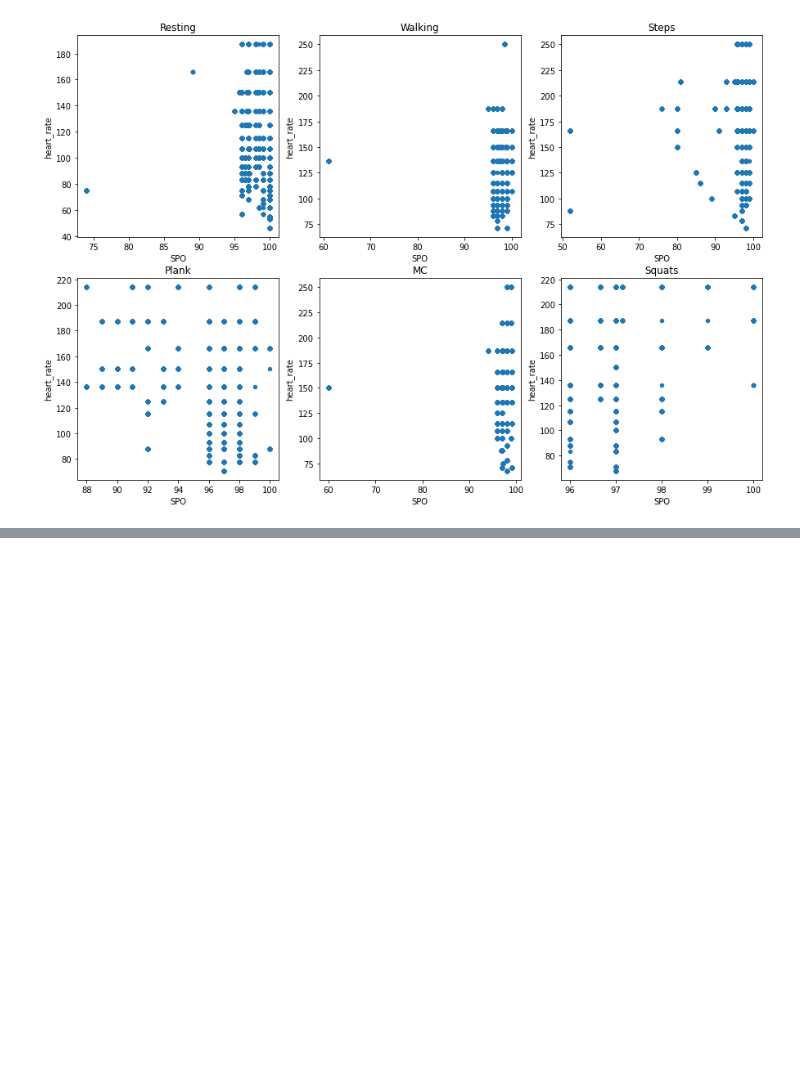
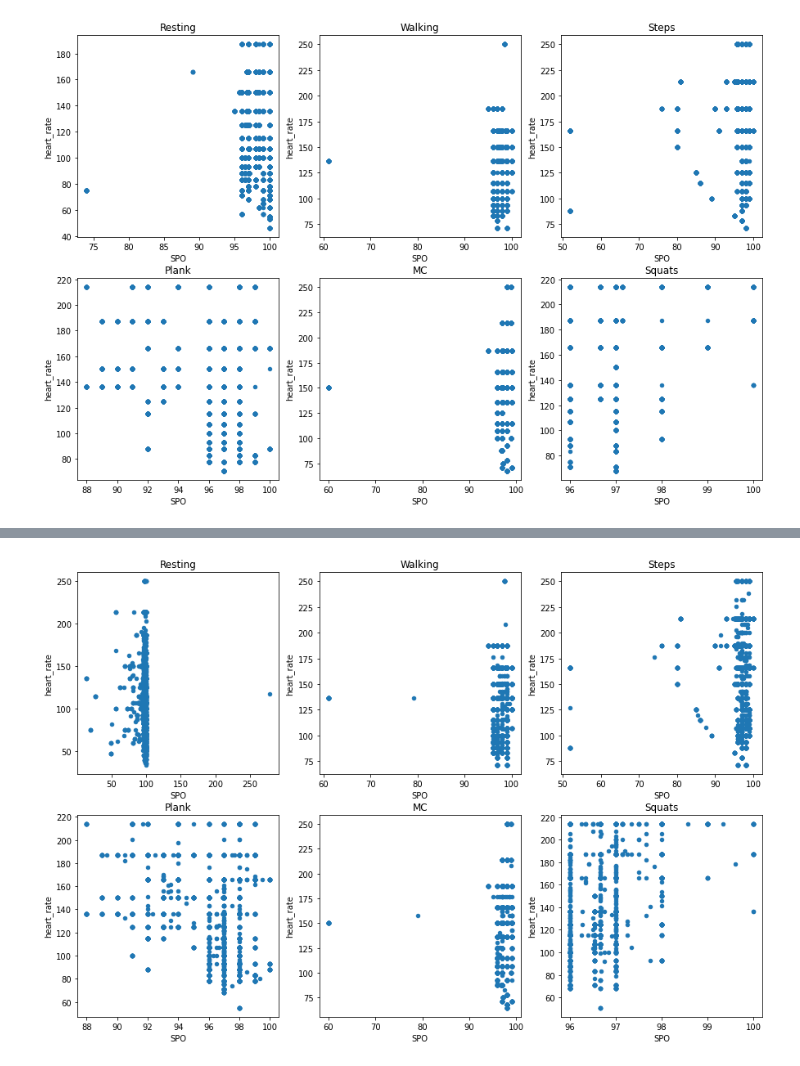
Before and after one commit to rushanmukherjee/Vitals-Classification-Data-Preparation, a Jupyter notebook: create_dataset/DS_data_group_18.ipynb, the cells around one changed output, grey strips where cells are left out. Saved outputs shown, nothing was run; the diff lists cells and outputs as text; code cells hidden in the pictures; blank space fills up the shorter version.

```diff
--- a/create_dataset/DS_data_group_18.ipynb
+++ b/create_dataset/DS_data_group_18.ipynb
@@ -210,0 +298,42 @@ sub_plots(data_set_v_0, data_set_v_1, data_set_v_2, data_set_v_3, data_set_v_4,
+# %%
+n=1000
+path_v_0 = '0-Baseline/vitals'
+
+df_v_list_0 = get_vital_datasets(path_v_0)
+df_v_list_new_0 = reduce_datset_avg(n,df_v_list_0)
+data_set_v_0 = concat_datsets(df_v_list_new_0)
+
+path_v_1 = '1-Walking/vitals'
+path_a_1 = '1-Walking/acc'
+
+df_v_list_1 = get_vital_datasets(path_v_1)
+df_v_list_new_1 = reduce_datset_avg(n, df_v_list_1)
+data_set_v_1 = concat_datsets(df_v_list_new_1)
+
+path_v_2 = '2-Steps/vitals'
+path_a_2 = '2-Steps/acc'
+
+df_v_list_2 = get_vital_datasets(path_v_2)
+df_v_list_new_2 = reduce_datset_avg(n, df_v_list_2)
+data_set_v_2 = concat_datsets(df_v_list_new_2)
+
+path_v_3 = '3-Plank/vitals'
+path_a_3 = '3-Plank/acc'
+
+df_v_list_3 = get_vital_datasets(path_v_3)
+df_v_list_new_3 = reduce_datset_avg(n, df_v_list_3)
+data_set_v_3 = concat_datsets(df_v_list_new_3)
+
+path_v_4 = '4-MC/vitals'
+path_a_4 = '4-MC/acc'
+
+df_v_list_4 = get_vital_datasets(path_v_4)
+df_v_list_new_4 = reduce_datset_avg(n, df_v_list_4)
+data_set_v_4 = concat_datsets(df_v_list_new_4)
+
+path_v_5 = '5-Squats/vitals'
+path_a_5 = '5-Squats/acc'
+
+df_v_list_5 = get_vital_datasets(path_v_5)
+df_v_list_new_5 = reduce_datset_avg(n, df_v_list_5)
+data_set_v_5 = concat_datsets(df_v_list_new_5)
@@ -210,0 +406,4 @@ sub_plots(data_set_v_0, data_set_v_1, data_set_v_2, data_set_v_3, data_set_v_4,
+# %%
+sub_plots(data_set_v_0, data_set_v_1, data_set_v_2,data_set_v_3, data_set_v_4, data_set_v_5)
+# %% [output]
+[figure, added]
```
Also changed, not shown: parts of 17 cells of this notebook, 1 other file.
